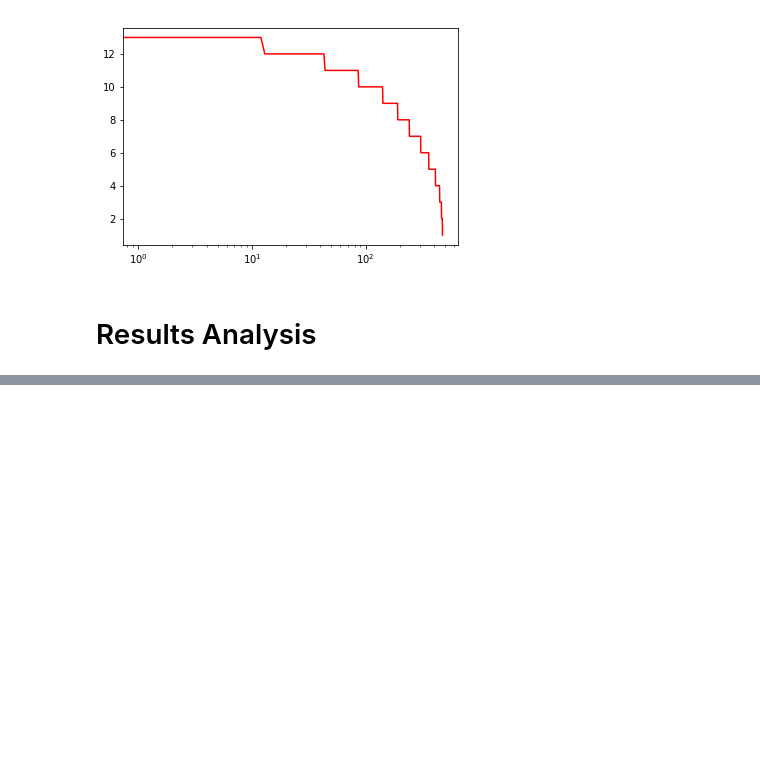
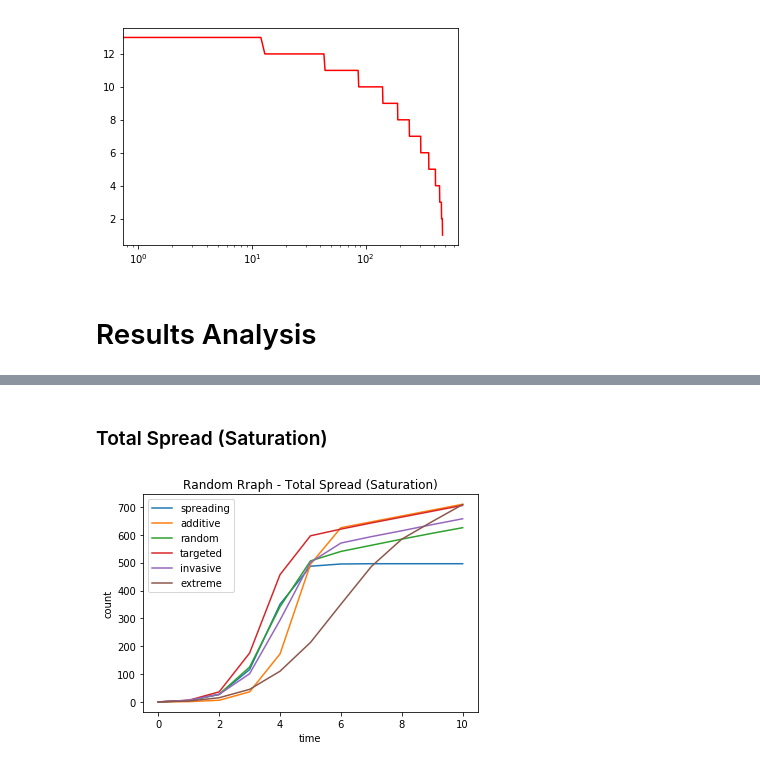
Before and after one commit to muftring/iu-netsci, a Jupyter notebook: project/report.ipynb, the cells around one changed output, grey strips where cells are left out. Cells and saved outputs as stored; diff of their text form; code cells hidden in the pictures; blank space fills up the shorter version.

```diff
--- a/project/report.ipynb
+++ b/project/report.ipynb
@@ -2197,0 +2297,6 @@ scalefreeGraphs = [2, 4, 6, 8, 10, 12]
+# %% [markdown]
+### Total Spread (Saturation)
+# %%
+plotScenarios("Random Rraph - Total Spread (Saturation)", randomGraphs, 'spread_total')
+# %% [output]
+[figure, added]
```
Also changed, not shown: parts of 72 cells of this notebook.
